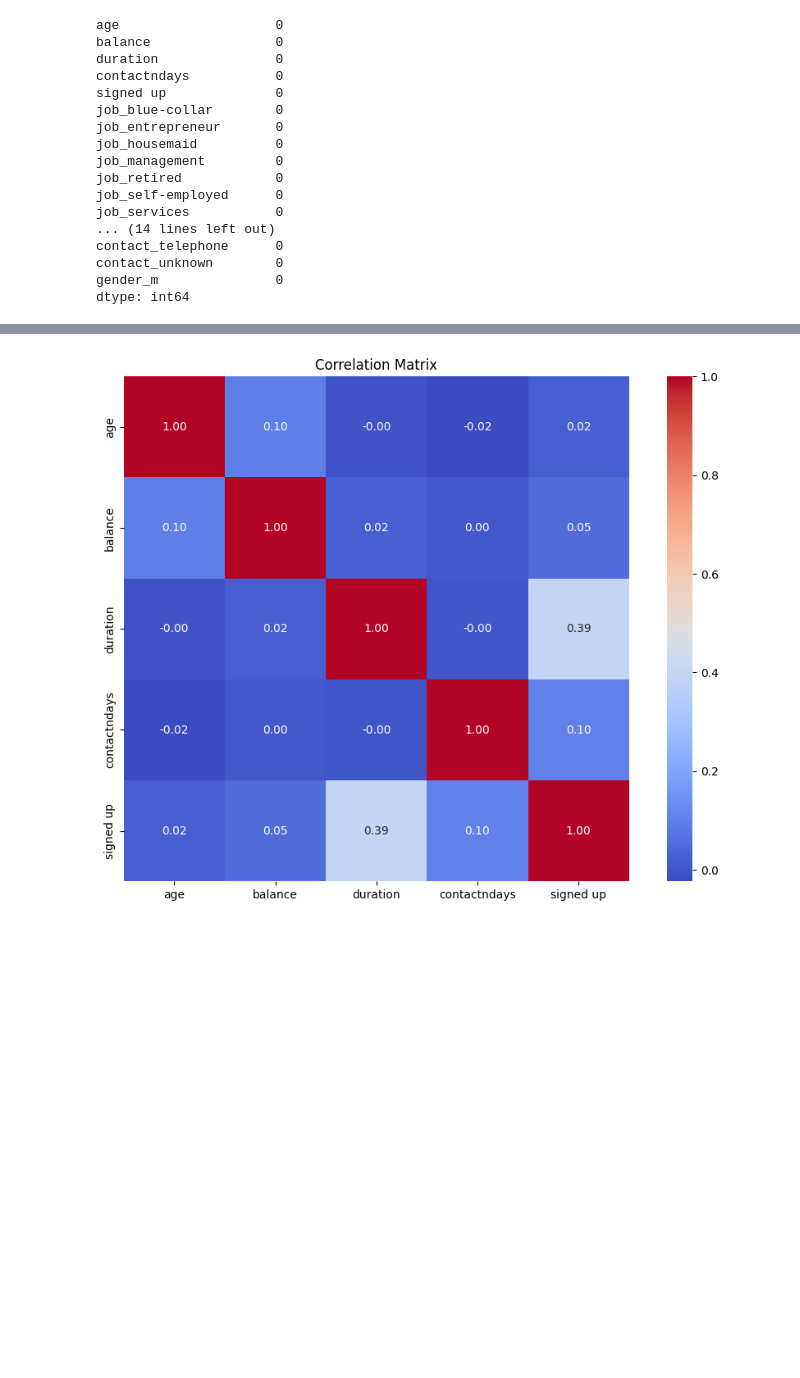
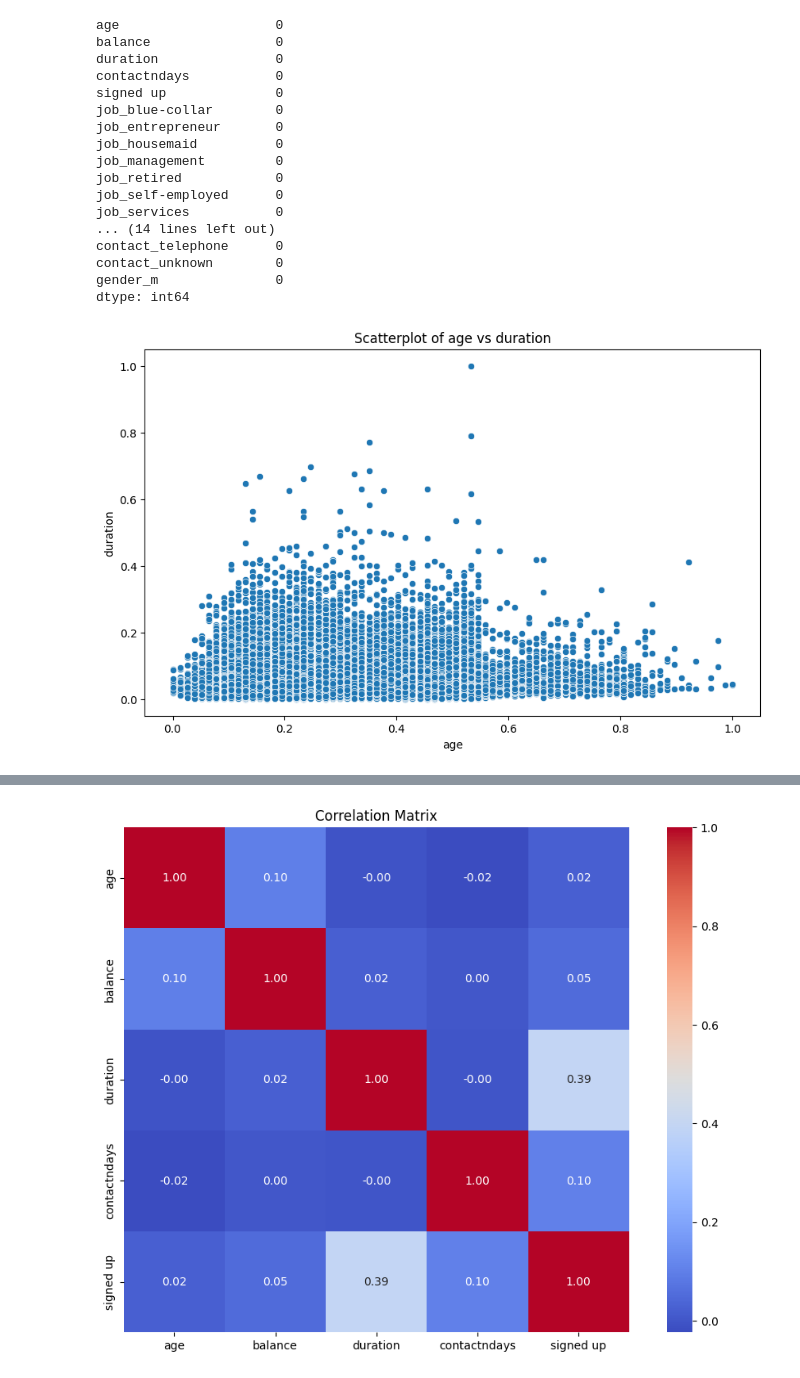
Before and after one commit to j-yxn/ds1001_final, a Jupyter notebook: ds1001_final/notebooks/Final_Project_Notebook.ipynb, the cells around one changed output, grey strips where cells are left out. Drawn from its saved outputs; the diff is of its cells as text; code cells hidden in the pictures; blank space fills up the shorter version.

```diff
--- a/ds1001_final/notebooks/Final_Project_Notebook.ipynb
+++ b/ds1001_final/notebooks/Final_Project_Notebook.ipynb
@@ -193,10 +183,12 @@ dataset = dataset.dropna()
 # %%
 # Scatterplot between two continuous variables
 plt.figure(figsize=(10, 6))
-sns.scatterplot(x='Variable1', y='Variable2', data="xx")  # Replace 'Variable1' and 'Variable2' with your column names
-plt.title('Scatterplot of Variable1 vs Variable2')
+sns.scatterplot(x='age', y='duration', data=dataset)  # Replace 'Variable1' and 'Variable2' with your column names
+plt.title('Scatterplot of age vs duration')
 plt.savefig('scatterplot.png')  # Save the scatterplot image
 plt.show()
+# %% [output]
+[figure, added]
 # %%
 # Density chart of a continuous variable
 plt.figure(figsize=(10, 6))
```
Also changed, not shown: parts of 7 cells of this notebook.
